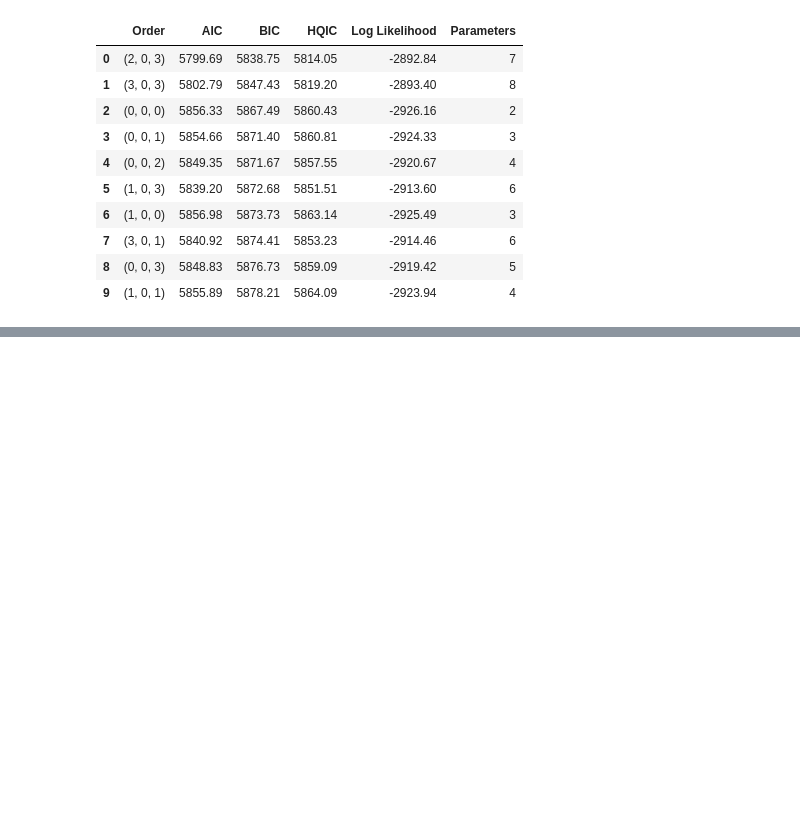
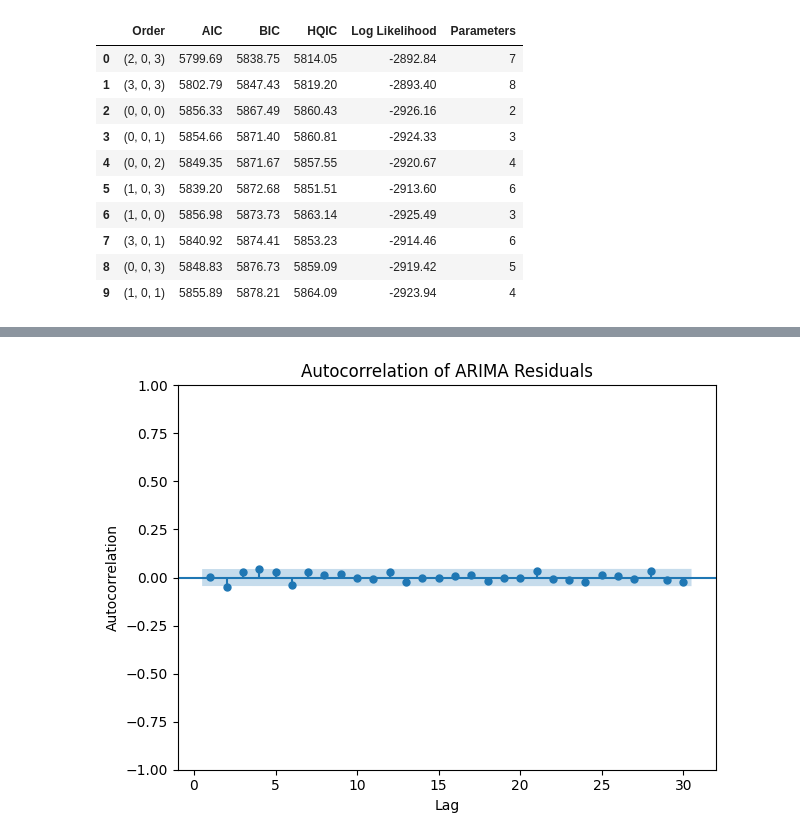
Before and after one commit to Rohil121/bharat-portfolio-lab, a Jupyter notebook: notebooks/04_forecasting_risk_models.ipynb, the cells around one changed output, grey strips where cells are left out. Saved outputs shown, nothing was run; the diff lists cells and outputs as text; code cells hidden in the pictures; blank space fills up the shorter version.

```diff
--- a/notebooks/04_forecasting_risk_models.ipynb
+++ b/notebooks/04_forecasting_risk_models.ipynb
@@ -853,0 +1088,16 @@ Successful candidate models: 15
+# %%
+plot_acf(
+    benchmark_arima_residuals,
+    lags=30,
+    zero=False,
+)
+
+plt.title(
+    "Autocorrelation of ARIMA Residuals"
+)
+plt.xlabel("Lag")
+plt.ylabel("Autocorrelation")
+plt.tight_layout()
+plt.show()
+# %% [output]
+[figure, added]
```
Also changed, not shown: parts of 5 cells of this notebook.
